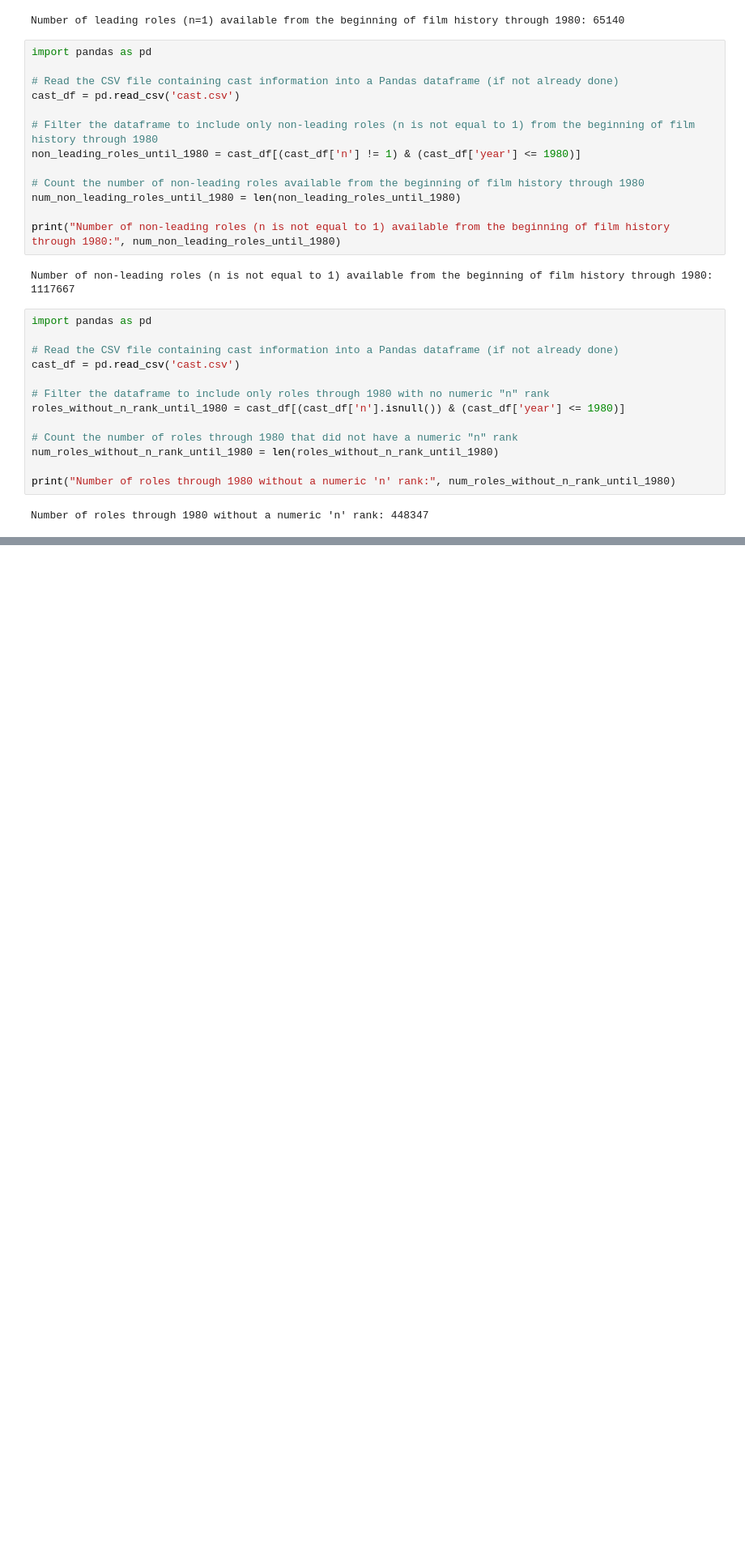
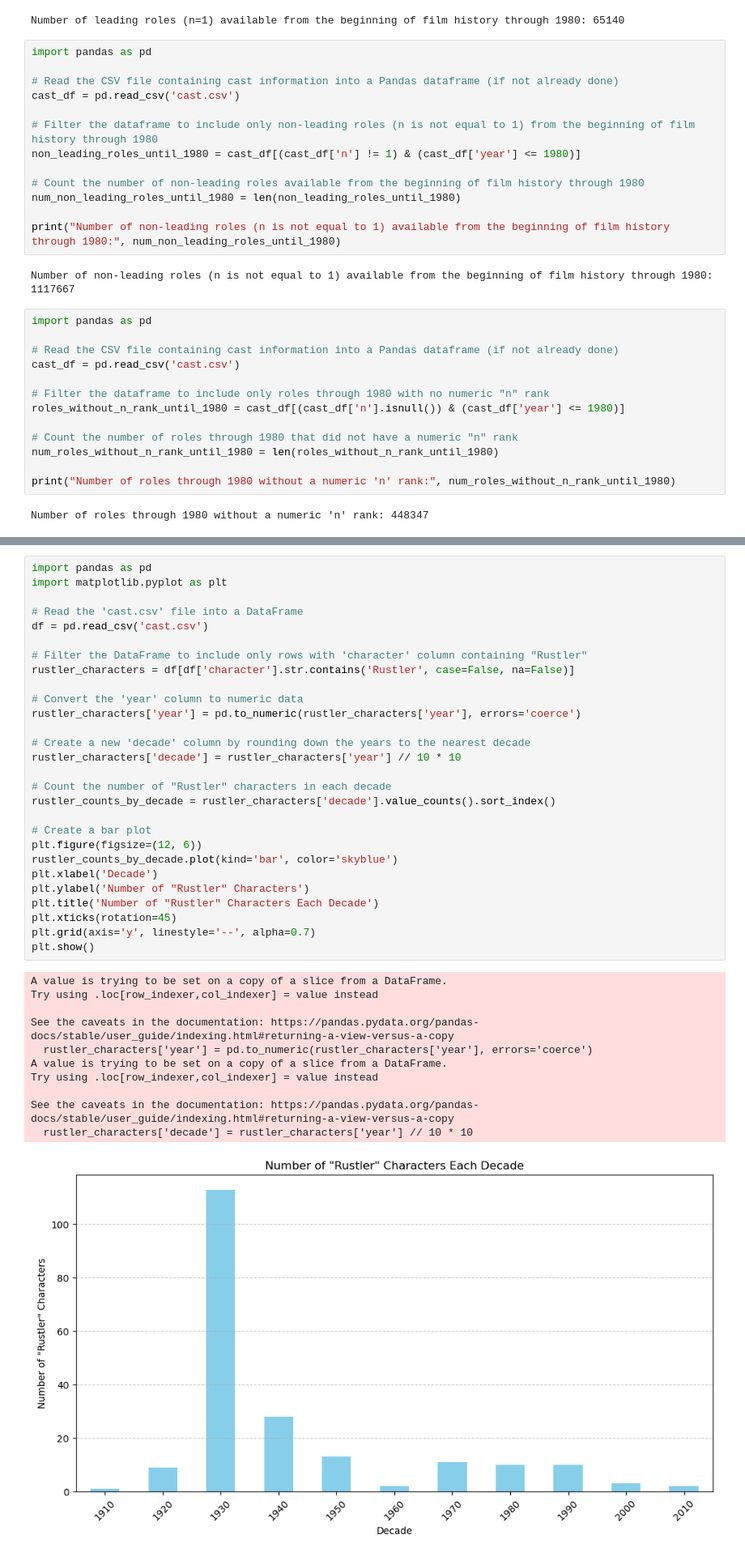
Before and after one commit to Thamaraiselvan2000/python, a Jupyter notebook: day 10 practice exercise.ipynb, the cells around one changed output, grey strips where cells are left out. Shown at 81% size. Drawn from its saved outputs; the diff is of its cells as text; blank space fills up the shorter version.

```diff
--- a/day 10 practice exercise.ipynb
+++ b/day 10 practice exercise.ipynb
@@ -513,0 +625,40 @@ Number of roles through 1980 without a numeric 'n' rank: 448347
+# %%
+import pandas as pd
+import matplotlib.pyplot as plt
+
+# Read the 'cast.csv' file into a DataFrame
+df = pd.read_csv('cast.csv')
+
+# Filter the DataFrame to include only rows with 'character' column containing "Rustler"
+rustler_characters = df[df['character'].str.contains('Rustler', case=False, na=False)]
+
+# Convert the 'year' column to numeric data
+rustler_characters['year'] = pd.to_numeric(rustler_characters['year'], errors='coerce')
+
+# Create a new 'decade' column by rounding down the years to the nearest decade
+rustler_characters['decade'] = rustler_characters['year'] // 10 * 10
+
+# Count the number of "Rustler" characters in each decade
+rustler_counts_by_decade = rustler_characters['decade'].value_counts().sort_index()
+
+# Create a bar plot
+plt.figure(figsize=(12, 6))
+rustler_counts_by_decade.plot(kind='bar', color='skyblue')
+plt.xlabel('Decade')
+plt.ylabel('Number of "Rustler" Characters')
+plt.title('Number of "Rustler" Characters Each Decade')
+plt.xticks(rotation=45)
+plt.grid(axis='y', linestyle='--', alpha=0.7)
+plt.show()
+# %% [output]
+A value is trying to be set on a copy of a slice from a DataFrame.
+Try using .loc[row_indexer,col_indexer] = value instead
+
+See the caveats in the documentation: https://pandas.pydata.org/pandas-docs/stable/user_guide/indexing.html#returning-a-view-versus-a-copy
+  rustler_characters['year'] = pd.to_numeric(rustler_characters['year'], errors='coerce')
+A value is trying to be set on a copy of a slice from a DataFrame.
+Try using .loc[row_indexer,col_indexer] = value instead
+
+See the caveats in the documentation: https://pandas.pydata.org/pandas-docs/stable/user_guide/indexing.html#returning-a-view-versus-a-copy
+  rustler_characters['decade'] = rustler_characters['year'] // 10 * 10
+[figure, added]
```
Also changed, not shown: parts of 45 cells of this notebook.
